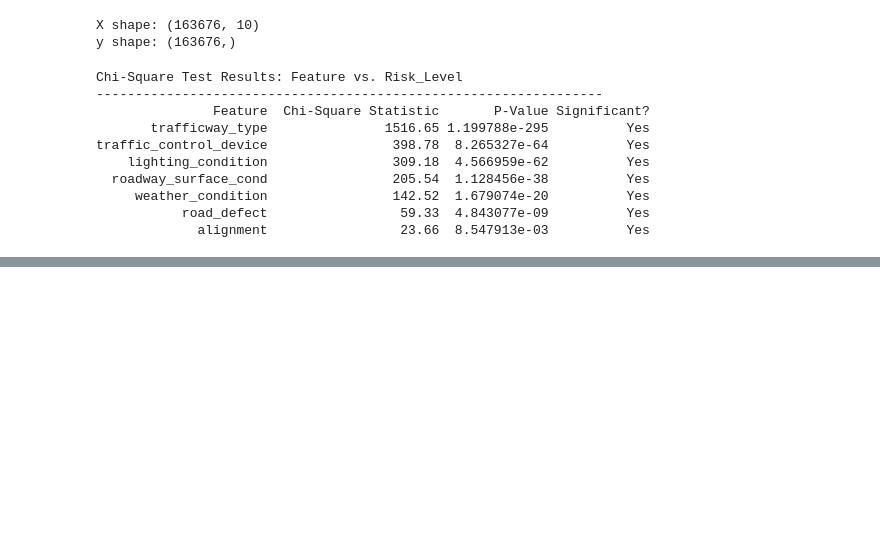
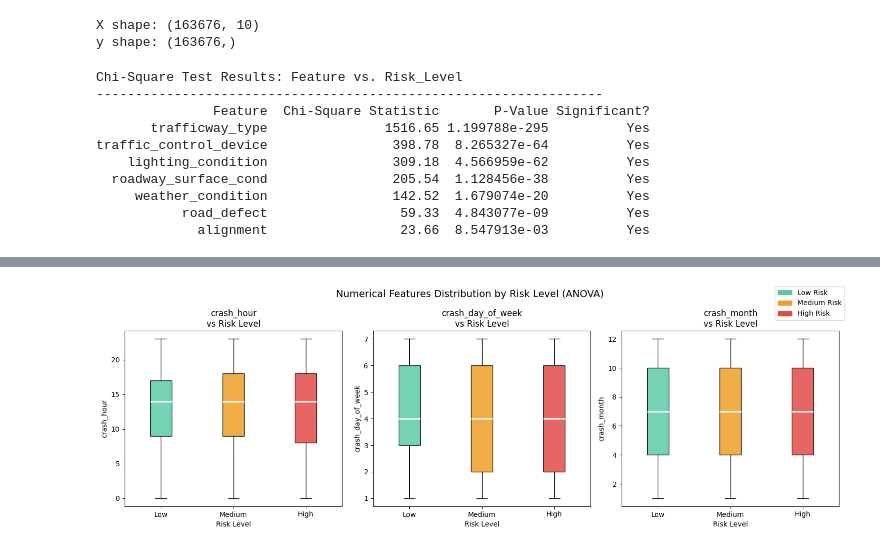
Before and after one commit to LoongHong/urban-intersection-safety, a Jupyter notebook: datapreprocessing.ipynb, the cells around one changed output, grey strips where cells are left out. Saved outputs shown, nothing was run; the diff lists cells and outputs as text; code cells hidden in the pictures; blank space fills up the shorter version.

Commit message:
data preprocessing done

```diff
--- a/datapreprocessing.ipynb
+++ b/datapreprocessing.ipynb
@@ -410,3 +476,85 @@ traffic_control_device                398.78  8.265327e-64          Yes
      weather_condition                142.52  1.679074e-20          Yes
            road_defect                 59.33  4.843077e-09          Yes
              alignment                 23.66  8.547913e-03          Yes
+# %%
+# Statistical tests for numerical features
+from scipy.stats import f_oneway, pointbiserialr
+import warnings
+warnings.filterwarnings('ignore')
+
+numerical_features = ['crash_hour', 'crash_day_of_week', 'crash_month']
+
+# One-Way ANOVA
+# Tests whether the mean of each numerical feature differs significantly
+# across the three Risk_Level classes (Low=0, Medium=1, High=2).
+print("One-Way ANOVA: Numerical Features vs. Risk_Level")
+print("-" * 60)
+
+anova_results = []
+for col in numerical_features:
+    groups = [df[df['Risk_Level'] == level][col].values for level in [0, 1, 2]]
+    f_stat, p_val = f_oneway(*groups)
+    significant = 'Yes' if p_val < 0.05 else 'No'
+    anova_results.append({
+        'Feature': col,
+        'F-Statistic': round(f_stat, 4),
+        'P-Value': round(p_val, 6),
+        'Significant?': significant
+    })
+    print(f"  {col:<22} F={f_stat:>8.4f}   p={p_val:.6f}   "
+          f"Significant: {significant}")
+
+anova_df = pd.DataFrame(anova_results)
+
+
+
+# Point-Biserial Correlation (each class vs. feature)
+print("\nPoint-Biserial Correlation: Numerical Features vs. Each Risk Class")
+print("-" * 70)
+print(f"  {'Feature':<22} {'vs Low (0)':>12} {'vs Medium (1)':>14} {'vs High (2)':>12}")
+print("  " + "-" * 62)
+
+pb_results = []
+for col in numerical_features:
+    row = {'Feature': col}
+    corrs = []
+    for level in [0, 1, 2]:
+        binary_target = (df['Risk_Level'] == level).astype(int)
+        r, p = pointbiserialr(df[col], binary_target)
+        row[f'Class_{level}_r'] = round(r, 4)
+        row[f'Class_{level}_p'] = round(p, 6)
+        corrs.append(f"r={r:+.4f} (p={p:.4f})")
+    pb_results.append(row)
+    print(f"  {col:<22} {corrs[0]:>20} {corrs[1]:>20} {corrs[2]:>20}")
+
+
+
+pb_df = pd.DataFrame(pb_results)
+
+# Visualise — boxplots of numerical features by Risk Level
+fig, axes = plt.subplots(1, 3, figsize=(15, 5))
+colors_box = {0: '#5DCAA5', 1: '#EF9F27', 2: '#E24B4A'}
+labels_box  = {0: 'Low', 1: 'Medium', 2: 'High'}
+
+for ax, col in zip(axes, numerical_features):
+    data_by_class = [df[df['Risk_Level'] == level][col].values
+                     for level in [0, 1, 2]]
+    bp = ax.boxplot(data_by_class, patch_artist=True, notch=False,
+                    medianprops=dict(color='white', linewidth=2))
+    for patch, level in zip(bp['boxes'], [0, 1, 2]):
+        patch.set_facecolor(colors_box[level])
+        patch.set_alpha(0.85)
+    ax.set_xticks([1, 2, 3])
+    ax.set_xticklabels([labels_box[i] for i in [0, 1, 2]])
+    ax.set_title(f'{col}\nvs Risk Level', fontsize=12)
+    ax.set_xlabel('Risk Level')
+    ax.set_ylabel(col)
+
+patches = [mpatches.Patch(color=colors_box[i], label=f'{labels_box[i]} Risk')
+           for i in [0, 1, 2]]
+fig.legend(handles=patches, loc='upper right', fontsize=10)
+plt.suptitle('Numerical Features Distribution by Risk Level (ANOVA)', fontsize=14)
+plt.tight_layout()
+plt.savefig('anova_boxplots.png', dpi=150, bbox_inches='tight')
+plt.show()
+# %% [output]
@@ -412,0 +574 @@ traffic_control_device                398.78  8.265327e-64          Yes
+[figure, added]
```
Also changed, not shown: parts of 11 cells of this notebook, 3 other files.
